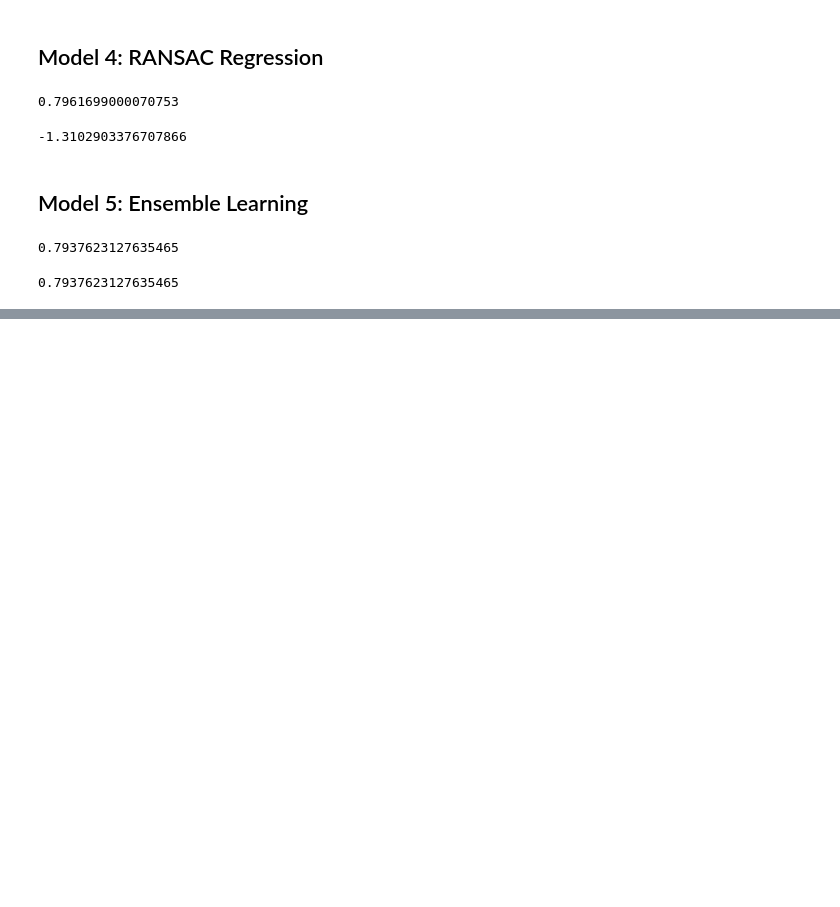
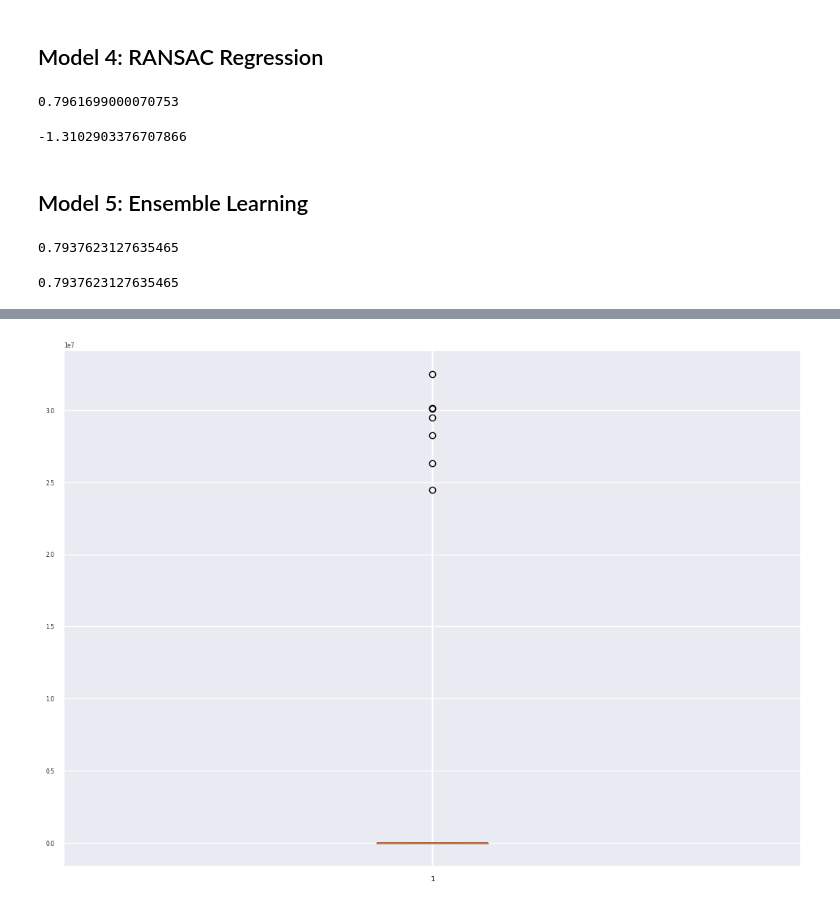
Before and after one commit to ben-my-to/483_ML_BatteryLife, a Jupyter notebook: Setup_Data.ipynb, the cells around one changed output, grey strips where cells are left out. Cells and saved outputs as stored; diff of their text form; code cells hidden in the pictures; blank space fills up the shorter version.

```diff
--- a/Setup_Data.ipynb
+++ b/Setup_Data.ipynb
@@ -505,0 +509,14 @@ print(result)
+# %%
+models = ["Linear Regression", "Huber Regression", "Theil Sen Regression", "RANSAC Regression", "Voter Regressor"]
+predictors = [lr_red, huber, theilsen, ransac, vote_reg]
+metrics = [r2_score, mean_squared_error, mean_absolute_error, explained_variance_score]
+
+data = []
+
+for i, (model, predictor) in enumerate(zip(models, predictors)):
+    data.append([model])
+    for j, metric in enumerate(metrics):
+        y_hat = predictor.predict(X_red_test)
+        data[i].append(metric(y_red_test, y_hat))
+
+pd.DataFrame(data, columns=["model"] + [m.__name__ for m in metrics])
@@ -505,0 +568,11 @@ print(result)
+# %%
+fig = plt.figure(figsize=(10, 7))
+
+ax = fig.add_axes([0, 0, 1, 1])
+
+for i in range(len(X_red_train.columns)):
+    bp = ax.boxplot(X_red_train.iloc[i])
+
+plt.show()
+# %% [output]
+[figure, added]
```
Also changed, not shown: parts of 9 cells of this notebook.
